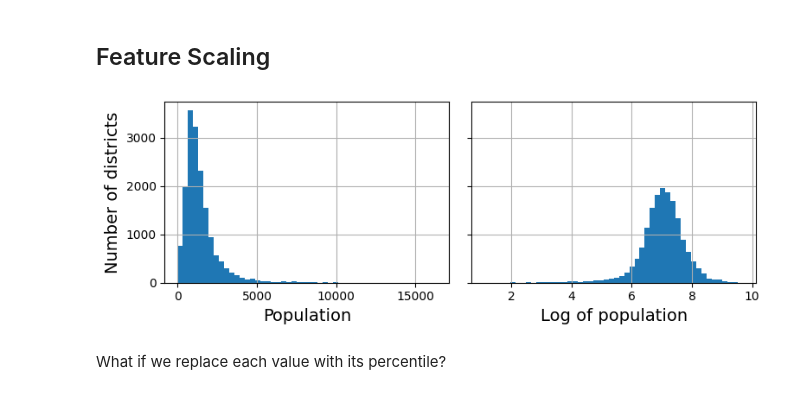
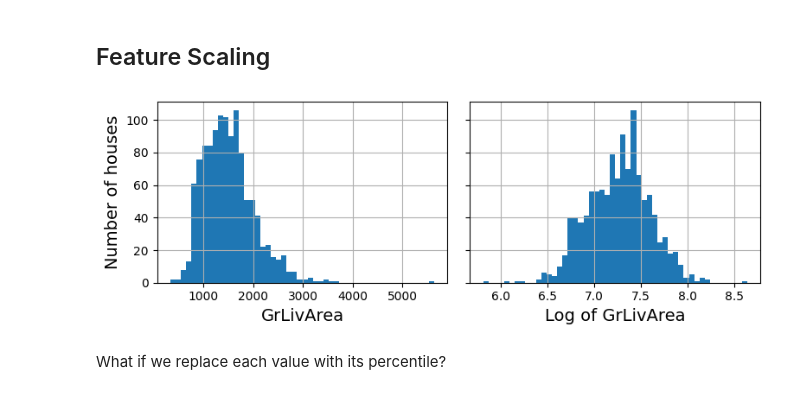
Before and after one commit to colafishx/handson-ml3, a Jupyter notebook: 02_end_to_end_machine_learning_project.ipynb, the cells around one changed output. Saved outputs shown, nothing was run; the diff lists cells and outputs as text; code cells hidden in the pictures.

```diff
--- a/02_end_to_end_machine_learning_project.ipynb
+++ b/02_end_to_end_machine_learning_project.ipynb
@@ -733,15 +842,15 @@ housing_num_std_scaled = std_scaler.fit_transform(housing_num)
 # %%
 # extra code – this cell generates Figure 2–17
 fig, axs = plt.subplots(1, 2, figsize=(8, 3), sharey=True)
-housing["population"].hist(ax=axs[0], bins=50)
-housing["population"].apply(np.log).hist(ax=axs[1], bins=50)
-axs[0].set_xlabel("Population")
-axs[1].set_xlabel("Log of population")
-axs[0].set_ylabel("Number of districts")
+housing["GrLivArea"].hist(ax=axs[0], bins= 50)
+housing["GrLivArea"].apply(np.log).hist(ax=axs[1], bins= 50)
+axs[0].set_xlabel("GrLivArea")
+axs[1].set_xlabel("Log of GrLivArea")
+axs[0].set_ylabel("Number of houses")
 save_fig("long_tail_plot")
 plt.show()
 # %% [output]
-[figure, old version]
+[figure, new version]
 # %% [markdown]
 What if we replace each value with its percentile?
 # %%
```
Also changed, not shown: parts of 47 cells of this notebook.
